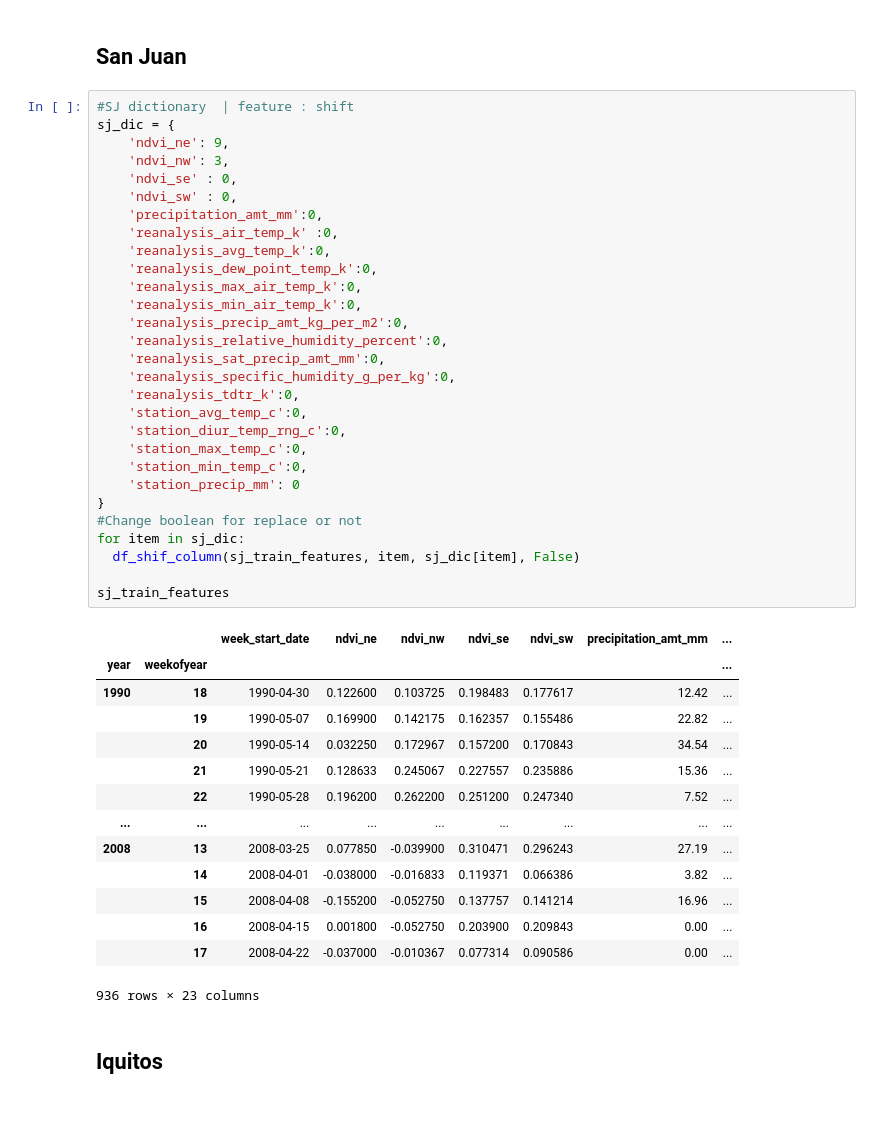
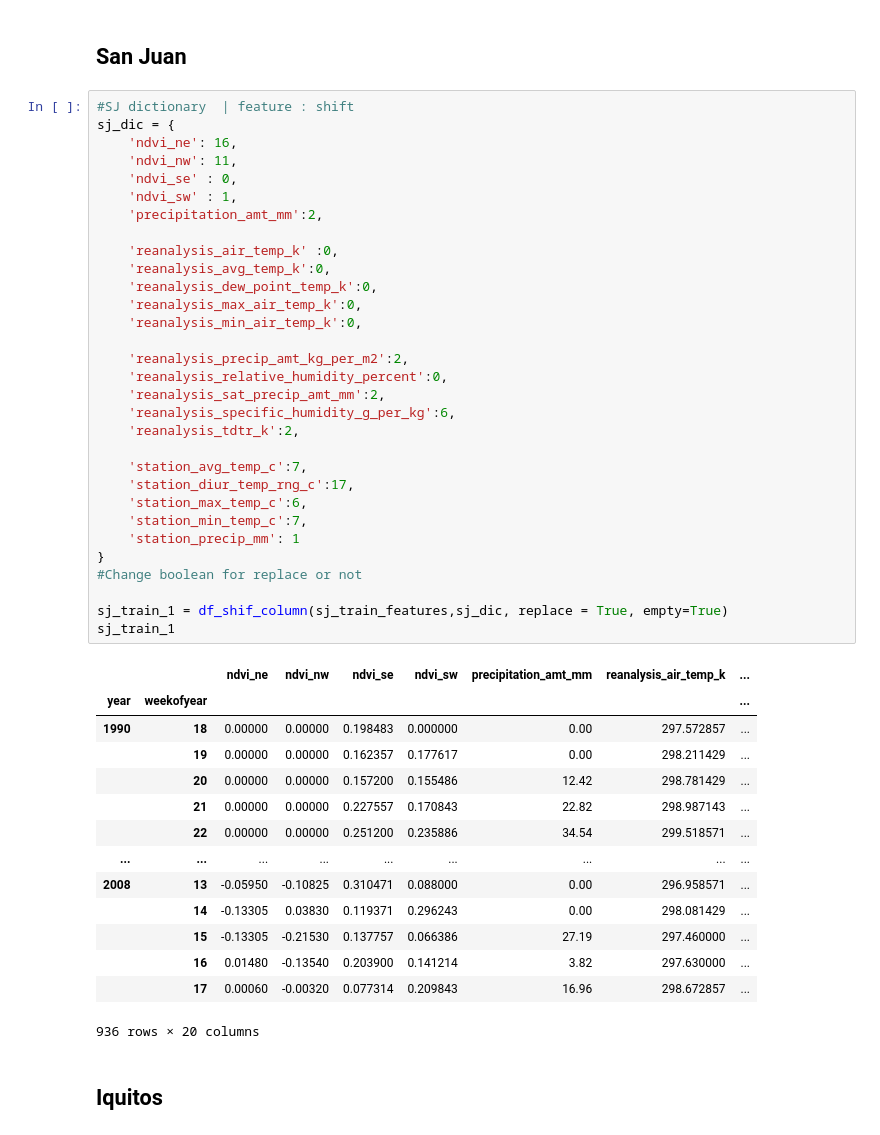
Before and after one commit to eduardez/Machine-Learning-ESI, a Jupyter notebook: Dengue_Task2_FINAL.ipynb, the cells around one changed output. Cells and saved outputs as stored; diff of their text form.

```diff
--- a/Dengue_Task2_FINAL.ipynb
+++ b/Dengue_Task2_FINAL.ipynb
@@ -101,47 +193,49 @@ def df_shif_column(df, column, lag=0, replace=False):
 # %%
 #SJ dictionary  | feature : shift
 sj_dic = {
-    'ndvi_ne': 9,
-    'ndvi_nw': 3,
+    'ndvi_ne': 16,
+    'ndvi_nw': 11,
     'ndvi_se' : 0,
-    'ndvi_sw' : 0,
-    'precipitation_amt_mm':0,
+    'ndvi_sw' : 1,
+    'precipitation_amt_mm':2,
+
     'reanalysis_air_temp_k' :0,
     'reanalysis_avg_temp_k':0,
     'reanalysis_dew_point_temp_k':0,
     'reanalysis_max_air_temp_k':0,
     'reanalysis_min_air_temp_k':0,
-    'reanalysis_precip_amt_kg_per_m2':0,
+
+    'reanalysis_precip_amt_kg_per_m2':2,
     'reanalysis_relative_humidity_percent':0,
-    'reanalysis_sat_precip_amt_mm':0,
-    'reanalysis_specific_humidity_g_per_kg':0,
-    'reanalysis_tdtr_k':0,
-    'station_avg_temp_c':0,
-    'station_diur_temp_rng_c':0,
-    'station_max_temp_c':0,
-    'station_min_temp_c':0,
-    'station_precip_mm': 0
+    'reanalysis_sat_precip_amt_mm':2,
+    'reanalysis_specific_humidity_g_per_kg':6,
+    'reanalysis_tdtr_k':2,
+
+    'station_avg_temp_c':7,
+    'station_diur_temp_rng_c':17,
+    'station_max_temp_c':6,
+    'station_min_temp_c':7,
+    'station_precip_mm': 1
 }
 #Change boolean for replace or not
-for item in sj_dic:
-  df_shif_column(sj_train_features, item, sj_dic[item], False)
 
-sj_train_features
+sj_train_1 = df_shif_column(sj_train_features,sj_dic, replace = True, empty=True)
+sj_train_1
 # %% [output]
-|  |  | week_start_date | ndvi_ne | ndvi_nw | ndvi_se | ndvi_sw | precipitation_amt_mm | ... |
+|  |  | ndvi_ne | ndvi_nw | ndvi_se | ndvi_sw | precipitation_amt_mm | reanalysis_air_temp_k | ... |
 | year | weekofyear |  |  |  |  |  |  | ... |
-| 1990 | 18 | 1990-04-30 | 0.122600 | 0.103725 | 0.198483 | 0.177617 | 12.42 | ... |
-|  | 19 | 1990-05-07 | 0.169900 | 0.142175 | 0.162357 | 0.155486 | 22.82 | ... |
-|  | 20 | 1990-05-14 | 0.032250 | 0.172967 | 0.157200 | 0.170843 | 34.54 | ... |
-|  | 21 | 1990-05-21 | 0.128633 | 0.245067 | 0.227557 | 0.235886 | 15.36 | ... |
-|  | 22 | 1990-05-28 | 0.196200 | 0.262200 | 0.251200 | 0.247340 | 7.52 | ... |
+| 1990 | 18 | 0.00000 | 0.00000 | 0.198483 | 0.000000 | 0.00 | 297.572857 | ... |
+|  | 19 | 0.00000 | 0.00000 | 0.162357 | 0.177617 | 0.00 | 298.211429 | ... |
+|  | 20 | 0.00000 | 0.00000 | 0.157200 | 0.155486 | 12.42 | 298.781429 | ... |
+|  | 21 | 0.00000 | 0.00000 | 0.227557 | 0.170843 | 22.82 | 298.987143 | ... |
+|  | 22 | 0.00000 | 0.00000 | 0.251200 | 0.235886 | 34.54 | 299.518571 | ... |
 | ... | ... | ... | ... | ... | ... | ... | ... | ... |
-| 2008 | 13 | 2008-03-25 | 0.077850 | -0.039900 | 0.310471 | 0.296243 | 27.19 | ... |
-|  | 14 | 2008-04-01 | -0.038000 | -0.016833 | 0.119371 | 0.066386 | 3.82 | ... |
-|  | 15 | 2008-04-08 | -0.155200 | -0.052750 | 0.137757 | 0.141214 | 16.96 | ... |
-|  | 16 | 2008-04-15 | 0.001800 | -0.052750 | 0.203900 | 0.209843 | 0.00 | ... |
-|  | 17 | 2008-04-22 | -0.037000 | -0.010367 | 0.077314 | 0.090586 | 0.00 | ... |
+| 2008 | 13 | -0.05950 | -0.10825 | 0.310471 | 0.088000 | 0.00 | 296.958571 | ... |
+|  | 14 | -0.13305 | 0.03830 | 0.119371 | 0.296243 | 0.00 | 298.081429 | ... |
+|  | 15 | -0.13305 | -0.21530 | 0.137757 | 0.066386 | 27.19 | 297.460000 | ... |
+|  | 16 | 0.01480 | -0.13540 | 0.203900 | 0.141214 | 3.82 | 297.630000 | ... |
+|  | 17 | 0.00060 | -0.00320 | 0.077314 | 0.209843 | 16.96 | 298.672857 | ... |
-936 rows × 23 columns
+936 rows × 20 columns
 # %% [markdown]
 ## Iquitos
 # %%
```
Also changed, not shown: parts of 21 cells of this notebook.
